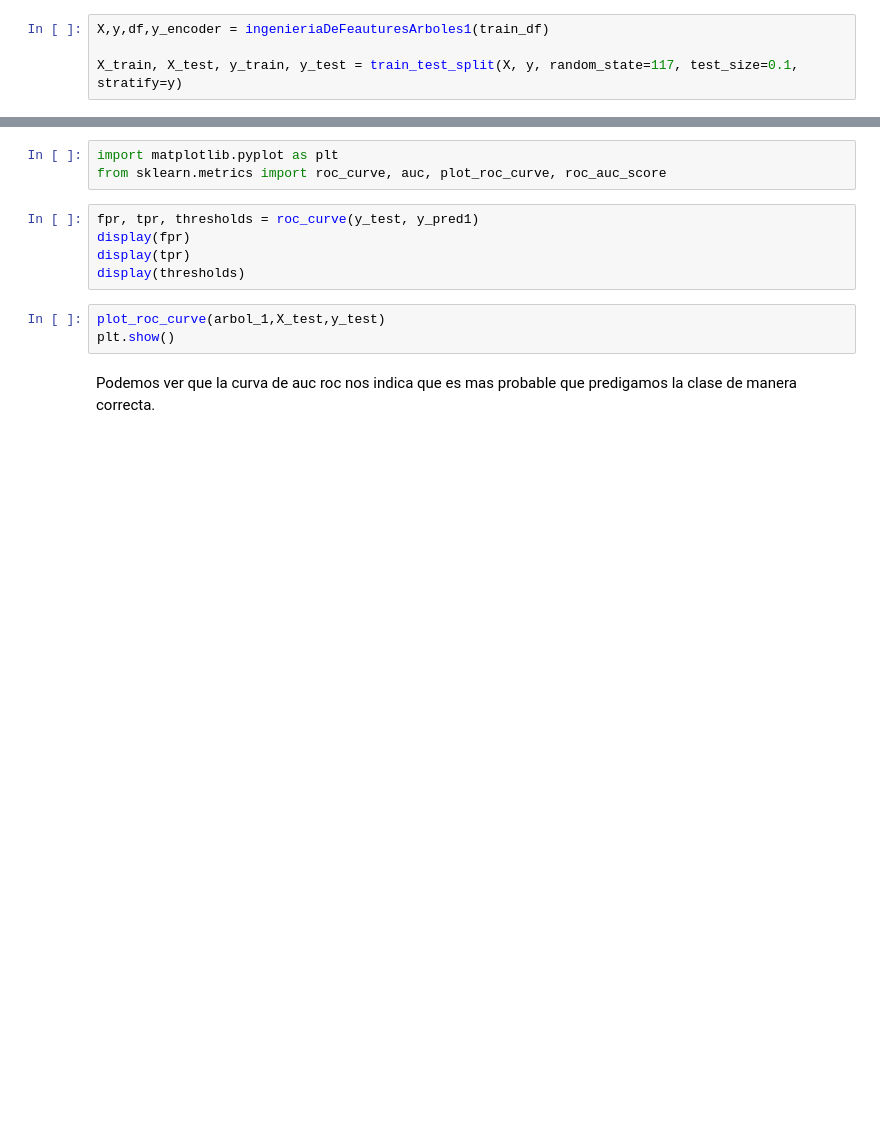
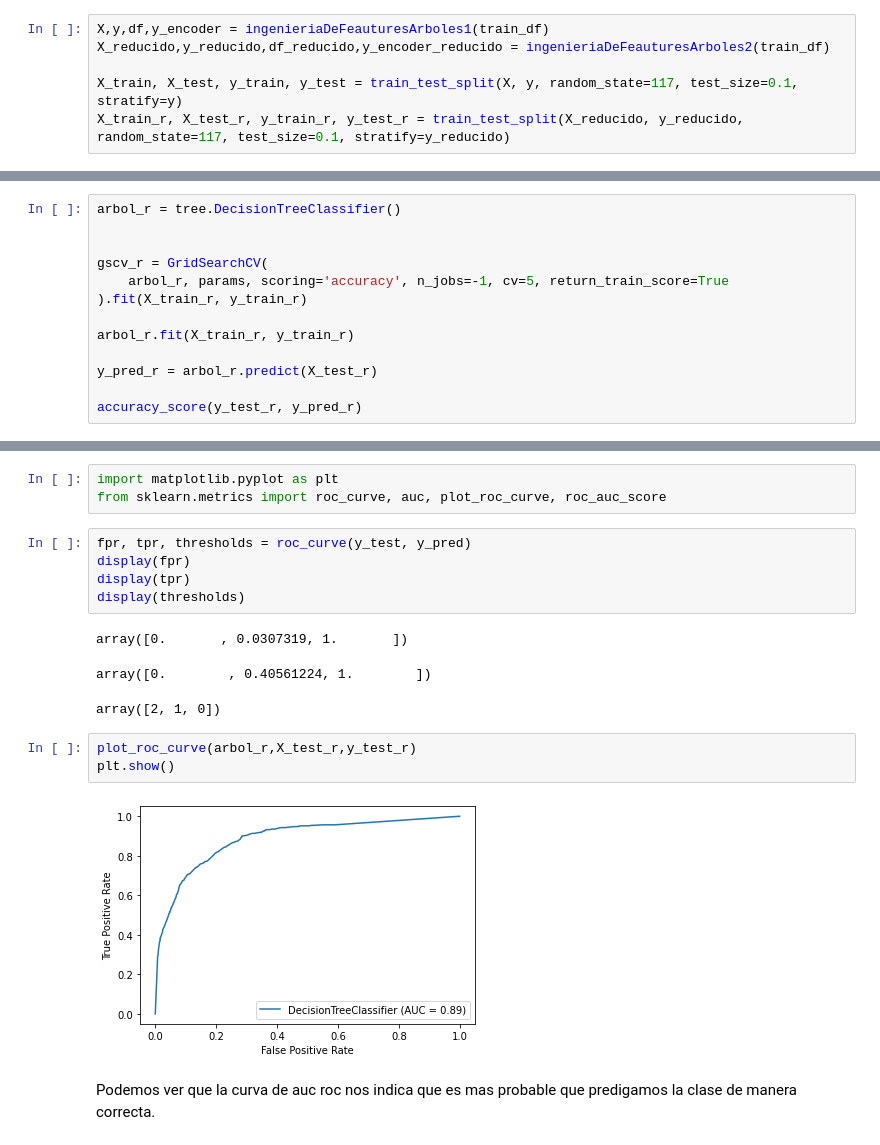
Before and after one commit to solfonte/TP1-OrganizacionDeDatos, a Jupyter notebook: parte_2/ArbolDeDecision.ipynb, the cells around one changed output, grey strips where cells are left out. Saved outputs shown, nothing was run; the diff lists cells and outputs as text; blank space fills up the shorter version.

Commit message:
subo arbol con nuevo preprocesamiento (empeoro un toque, tal vez chequear)

```diff
--- a/parte_2/ArbolDeDecision.ipynb
+++ b/parte_2/ArbolDeDecision.ipynb
@@ -24,5 +25,7 @@ train_df = prepararSetDeEntrenamiento(train_df)
 final_df = prepararSetDeValidacion(final_df)
 # %%
 X,y,df,y_encoder = ingenieriaDeFeauturesArboles1(train_df)
+X_reducido,y_reducido,df_reducido,y_encoder_reducido = ingenieriaDeFeauturesArboles2(train_df)
 
 X_train, X_test, y_train, y_test = train_test_split(X, y, random_state=117, test_size=0.1, stratify=y)
+X_train_r, X_test_r, y_train_r, y_test_r = train_test_split(X_reducido, y_reducido, random_state=117, test_size=0.1, stratify=y_reducido)
@@ -70,0 +83,13 @@ accuracy_score(y_test, y_pred1)
+# %%
+arbol_r = tree.DecisionTreeClassifier()
+
+
+gscv_r = GridSearchCV(
+    arbol_r, params, scoring='accuracy', n_jobs=-1, cv=5, return_train_score=True
+).fit(X_train_r, y_train_r)
+
+arbol_r.fit(X_train_r, y_train_r)
+
+y_pred_r = arbol_r.predict(X_test_r)
+
+accuracy_score(y_test_r, y_pred_r)
@@ -122,13 +150,19 @@ Primero calculamos el score obtenido con la curva de AUC ROC.
 import matplotlib.pyplot as plt
 from sklearn.metrics import roc_curve, auc, plot_roc_curve, roc_auc_score
 # %%
-fpr, tpr, thresholds = roc_curve(y_test, y_pred1)
+fpr, tpr, thresholds = roc_curve(y_test, y_pred)
 display(fpr)
 display(tpr)
 display(thresholds)
+# %% [output]
+array([0.       , 0.0307319, 1.       ])
+array([0.        , 0.40561224, 1.        ])
+array([2, 1, 0])
 # %%
-plot_roc_curve(arbol_1,X_test,y_test)
+plot_roc_curve(arbol_r,X_test_r,y_test_r)
 plt.show()
+# %% [output]
+[figure, added]
 # %% [markdown]
 Podemos ver que la curva de auc roc nos indica que es mas probable que predigamos la clase de manera correcta.
 # %% [markdown]
```
Also changed, not shown: parts of 23 cells of this notebook, 2 other files.
